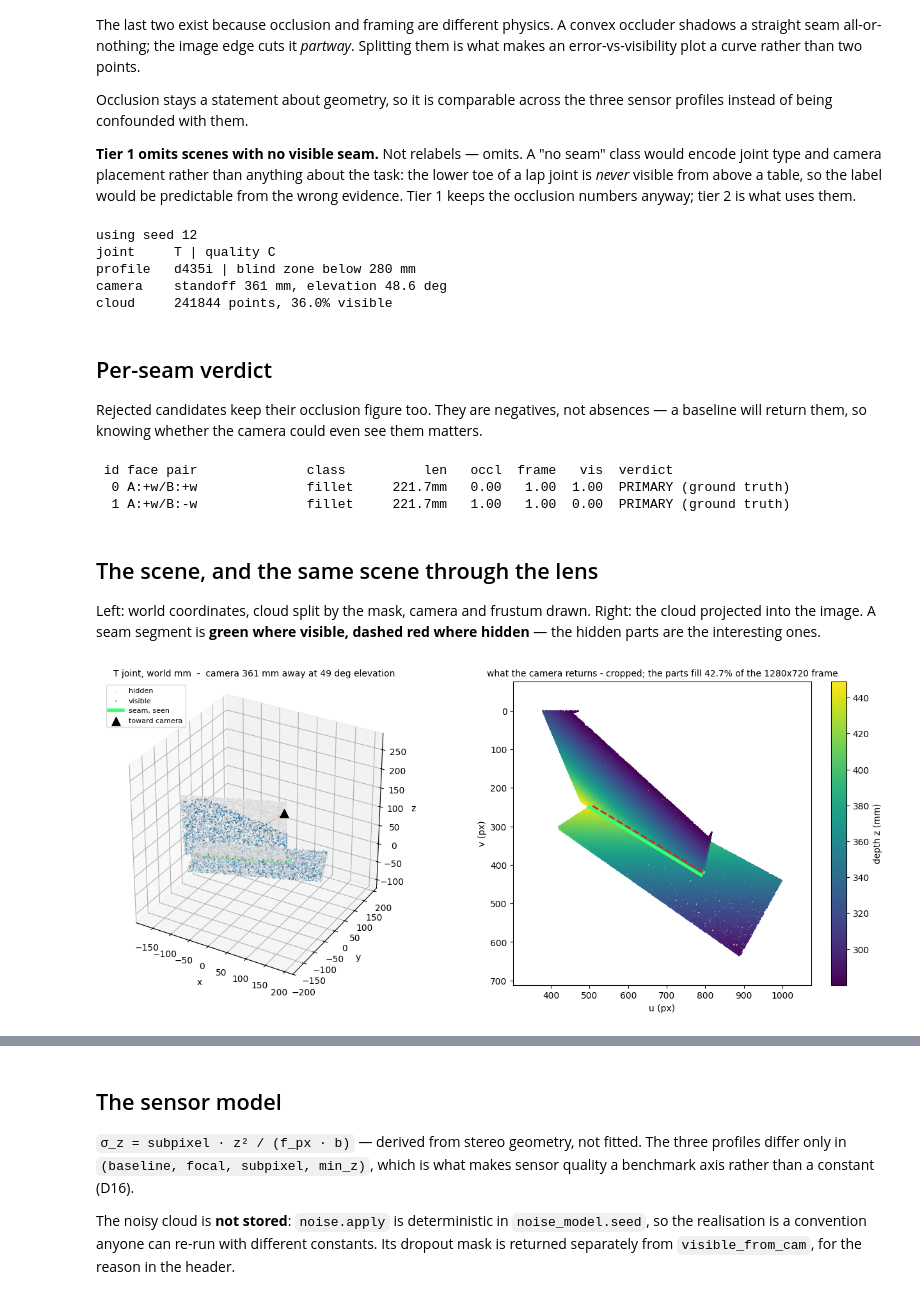
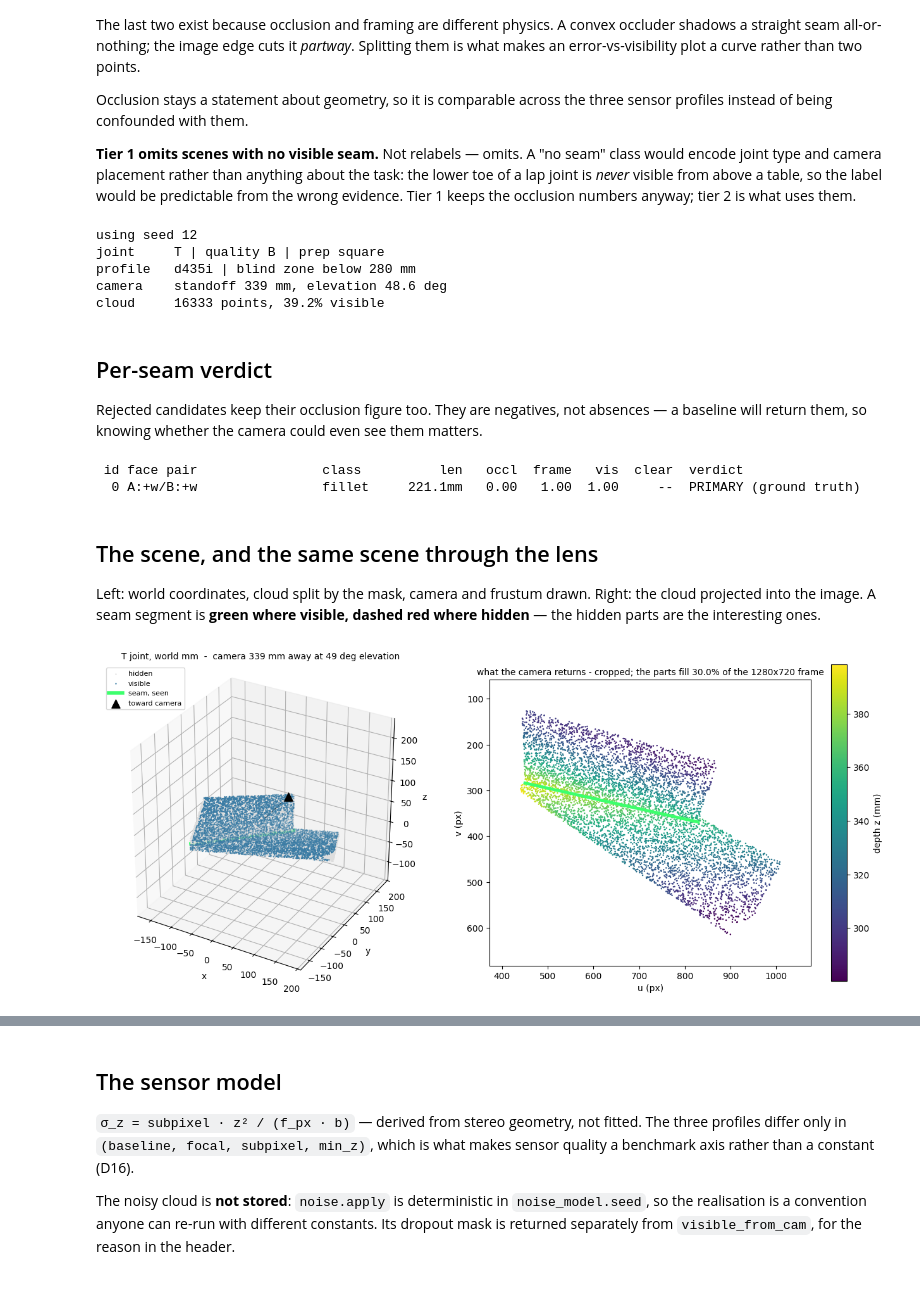
Before and after one commit to amnessa/welding_cell_ws, a Jupyter notebook: weld_generator/notebooks/02_inspect_visibility.ipynb, the cells around one changed output, grey strips where cells are left out. Drawn from its saved outputs; the diff is of its cells as text; code cells hidden in the pictures.

Commit message:
updated notebooks 1 and 2

```diff
--- a/weld_generator/notebooks/02_inspect_visibility.ipynb
+++ b/weld_generator/notebooks/02_inspect_visibility.ipynb
@@ -33,12 +33,19 @@ import matplotlib.pyplot as plt
 from weldgen.config import SENSOR_PROFILES, load_config
 from weldgen.scene import (NoSeamsFound, NoVisibleSeams, SceneRejected,
                            generate_scene)
+from weldgen.scene_curved import generate_curved_scene
 
-JOINT = "T"          # T | corner | butt | lap | edge
+JOINT = "T"          # plate mode: T | corner | butt | lap | edge
 SEED  = 12
 
-cfg = load_config()
-cfg["joint_type"] = [JOINT]
+# Phase 6: read the playground preset and follow its flags. Uncomment `seam_families`
+# there and the whole notebook switches to the curved pipeline (JOINT is then ignored -
+# the family draw decides the joint type).
+cfg = load_config("../configs/playground.yaml")
+CURVED = bool(cfg.get("seam_families"))
+gen = generate_curved_scene if CURVED else generate_scene
+if not CURVED:
+    cfg["joint_type"] = [JOINT]
 cfg["sensor_profiles"] = ["d435i"]
 
 # The omission policy means a seed is not guaranteed to yield a scene, so walk forward
@@ -46,13 +53,17 @@ cfg["sensor_profiles"] = ["d435i"]
 scene = arrays = None
 for seed in range(SEED, SEED + 80):
     try:
-        scene, arrays = generate_scene(cfg, seed)
+        scene, arrays = gen(cfg, seed)
         break
     except SceneRejected as e:
         print(f"  seed {seed} omitted - {type(e).__name__}")
+assert scene is not None, "no emitting seed in 80 tries"
 
 print(f"\nusing seed {seed}")
-print("joint    ", scene["joint"]["type"], "| quality", scene["joint"]["quality_level"])
+print("joint    ", scene["joint"]["type"], "| quality",
+      scene["joint"]["quality_level"],
+      ("| family " + scene["joint"]["seam_family"]) if CURVED else
+      ("| prep " + scene["joint"].get("prep", "square")))
 print("profile  ", scene["noise_model"]["profile"],
       f"| blind zone below {scene['noise_model']['min_z_mm']:.0f} mm")
 print("camera   ", f"standoff {scene['camera']['standoff_mm']:.0f} mm,",
@@ -61,20 +72,22 @@ print("cloud    ", scene["cloud"]["n_points"], "points,",
       f"{100 * arrays['cloud.npz:visible_from_cam'].mean():.1f}% visible")
 # %% [output]
 using seed 12
-joint     T | quality C
+joint     T | quality B | prep square
 profile   d435i | blind zone below 280 mm
-camera    standoff 361 mm, elevation 48.6 deg
-cloud     241844 points, 36.0% visible
+camera    standoff 339 mm, elevation 48.6 deg
+cloud     16333 points, 39.2% visible
 # %% [markdown]
 ## Per-seam verdict
 
 Rejected candidates keep their occlusion figure too. They are negatives, not absences —
 a baseline will return them, so knowing whether the camera could even see them matters.
 # %%
-# `weldable` is reachability; `matches_joint_type` is taxonomy. PRIMARY is both, and it is
-# what supervision targets. An off-class seam is a real weld this joint type does not claim.
-print(f'{"id":>3} {"face pair":<22} {"class":<9} {"len":>8} {"occl":>6} {"frame":>6} '
-      f'{"vis":>5}  verdict')
+# `weldable` is reachability; `matches_joint_type` is taxonomy. PRIMARY is both, and it
+# is what supervision targets. An off-class seam is a real weld this joint type does not
+# claim. Curved seams add `clear_fraction` (how much of the seam the torch cone clears -
+# the bore gate's graded sibling); plates leave it null.
+print(f'{"id":>3} {"face pair":<24} {"class":<9} {"len":>8} {"occl":>6} {"frame":>6} '
+      f'{"vis":>5} {"clear":>6}  verdict')
 for s in scene["seams"]:
     pair = f'{s["face_pair"][0]}/{s["face_pair"][1]}'
     if s["weldable"] and s["matches_joint_type"]:
@@ -83,13 +96,16 @@ for s in scene["seams"]:
         verdict = "weldable, off-class for this joint type"
     else:
         verdict = f'rejected: {s["reject_reason"]}'
-    print(f'{s["id"]:>3} {pair:<22} {s["seam_class"]:<9} {s["length_mm"]:>6.1f}mm '
+    if s.get("closed"):
+        verdict += "  [closed]"
+    clear = ("  --" if s.get("clear_fraction") is None
+             else f'{s["clear_fraction"]:.2f}')
+    print(f'{s["id"]:>3} {pair:<24} {s["seam_class"]:<9} {s["length_mm"]:>6.1f}mm '
           f'{s["occluded_fraction"]:>6.2f} {s["in_frame_fraction"]:>6.2f} '
-          f'{s["visible_fraction"]:>5.2f}  {verdict}')
+          f'{s["visible_fraction"]:>5.2f} {clear:>6}  {verdict}')
 # %% [output]
- id face pair              class          len   occl  frame   vis  verdict
-  0 A:+w/B:+w              fillet     221.7mm   0.00   1.00  1.00  PRIMARY (ground truth)
-  1 A:+w/B:-w              fillet     221.7mm   1.00   1.00  0.00  PRIMARY (ground truth)
+ id face pair                class          len   occl  frame   vis  clear  verdict
+  0 A:+w/B:+w                fillet     221.1mm   0.00   1.00  1.00     --  PRIMARY (ground truth)
 # %% [markdown]
 ## The scene, and the same scene through the lens
 
@@ -120,8 +136,9 @@ ax.scatter(*xyz[~vis][::step].T, s=0.4, c="#dddddd", label="hidden")
 ax.scatter(*xyz[vis][::step].T, s=0.5, c="#3a7ca5", label="visible")
 
 for k, s in enumerate(weld):
-    q = arrays[f'seams.npz:seam_{s["id"]}']
-    m = arrays[f'seams.npz:seam_{s["id"]}_visible']
+    key = s["sampled"]["array"]           # uniform across plate and curved pipelines
+    q = arrays[f"seams.npz:{key}"]
+    m = arrays[f"seams.npz:{key}_visible"]
     if m.any():
         ax.plot(*q[m].T, lw=4, c="#3dff6d", label="seam, seen" if k == 0 else None)
     if (~m).any():
@@ -140,36 +157,37 @@ for k, setter in enumerate((ax.set_xlim, ax.set_ylim, ax.set_zlim)):
 ax.set_box_aspect([1, 1, 1])
 ax.legend(loc="upper left", fontsize=8)
 ax.set_xlabel("x"); ax.set_ylabel("y"); ax.set_zlabel("z")
 ax.set_title(f'{scene["joint"]["type"]} joint, world mm  -  camera '
              f'{scene["camera"]["standoff_mm"]:.0f} mm away at '
              f'{scene["camera"]["elevation_deg"]:.0f} deg elevation', fontsize=10)
 
 # ---- through the lens ------------------------------------------------------------
 # Zoomed to the parts, with the full sensor frame drawn dashed so you can see where in
 # the image they land: at a 1 m standoff a 200 mm joint fills very little of it.
 ax2 = fig.add_subplot(122)
 uv, z = project(xyz, T_cam, K)
 sc = ax2.scatter(uv[vis, 0], uv[vis, 1], s=0.6, c=z[vis], cmap="viridis")
 fig.colorbar(sc, ax=ax2, label="depth z (mm)")
 for s in weld:
-    q = arrays[f'seams.npz:seam_{s["id"]}']
-    m = arrays[f'seams.npz:seam_{s["id"]}_visible']
+    key = s["sampled"]["array"]
+    q = arrays[f"seams.npz:{key}"]
+    m = arrays[f"seams.npz:{key}_visible"]
     quv, _ = project(q, T_cam, K)
     ax2.plot(quv[m, 0], quv[m, 1], lw=3.5, c="#3dff6d")
     ax2.plot(quv[~m, 0], quv[~m, 1], lw=2, c="#d1242f", ls="--")
 
 p_lo, p_hi = uv[vis].min(axis=0), uv[vis].max(axis=0)
 pad = 0.12 * float((p_hi - p_lo).max())
 ax2.set_xlim(p_lo[0] - pad, p_hi[0] + pad)
 ax2.set_ylim(p_hi[1] + pad, p_lo[1] - pad)          # image v points down
 ax2.set_aspect("equal")
 ax2.set_xlabel("u (px)"); ax2.set_ylabel("v (px)")
 frac = float((p_hi - p_lo).prod()) / (W * H)
 ax2.set_title(f"what the camera returns - cropped; the parts fill {frac:.1%} of the "
               f"{W}x{H} frame", fontsize=10)
 plt.tight_layout(); plt.show()
 # %% [output]
-[figure, old version]
+[figure, new version]
 # %% [markdown]
 ## Where can this seam be seen from?
 
```
Also changed, not shown: parts of 4 cells of this notebook, 3 other files.
